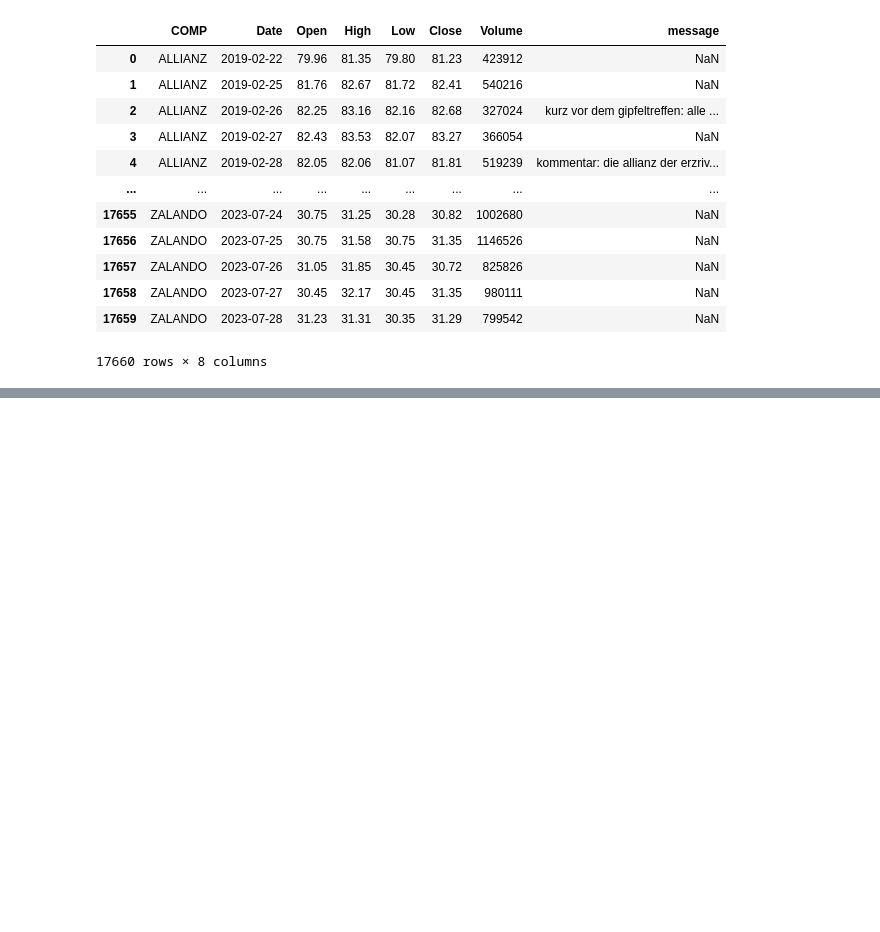
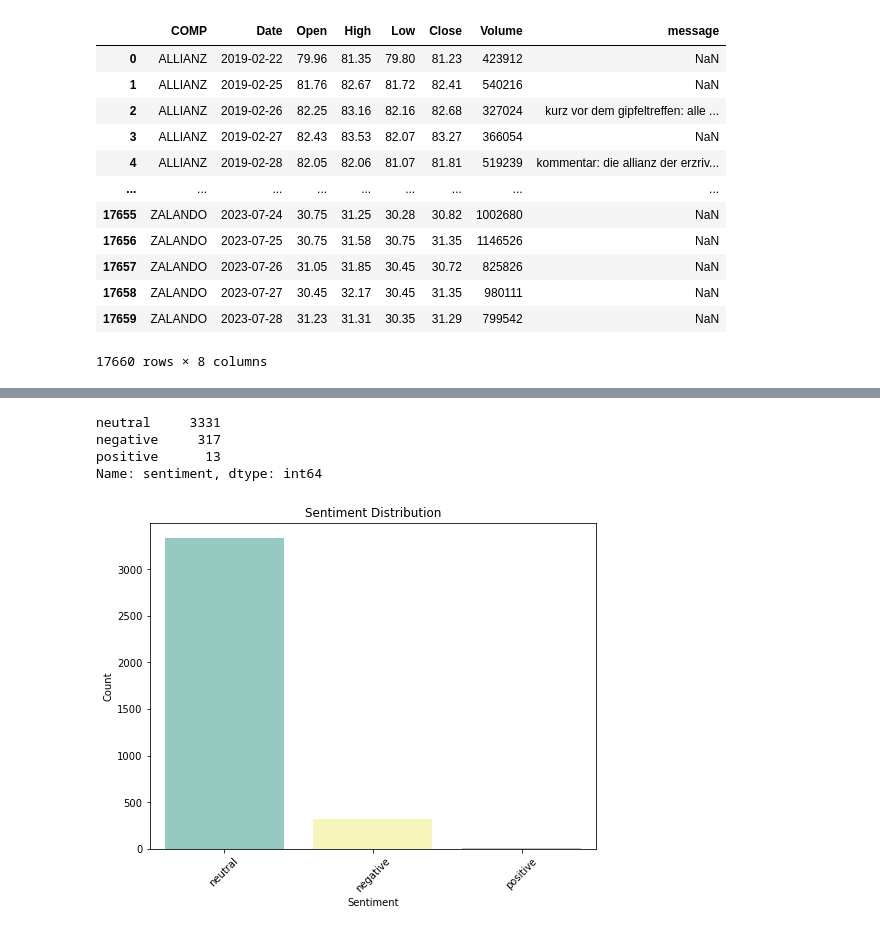
Before and after one commit to dariagerasimenko/stock_changes_german_news, a Jupyter notebook: EDA both news and prices.ipynb, the cells around one changed output, grey strips where cells are left out. Saved outputs shown, nothing was run; the diff lists cells and outputs as text; code cells hidden in the pictures; blank space fills up the shorter version.

Commit message:
added graphs

```diff
--- a/EDA both news and prices.ipynb
+++ b/EDA both news and prices.ipynb
@@ -92,0 +147,13 @@ Name: COMP, dtype: int64
+# %%
+
+start_time = time.time()
+
+result_list = model.predict_sentiment(texts)
+
+end_time = time.time()
+
+execution_time = end_time - start_time
+
+
+# Print the execution time
+print(f"Execution time: {execution_time} seconds")
@@ -92,0 +170,2 @@ Name: COMP, dtype: int64
+# %%
+df2 = pd.DataFrame(np.vstack((indexes, np.array(result_list))).T, columns = ['index', 'sentiment'])
@@ -92,0 +188,4 @@ Name: COMP, dtype: int64
+# %%
+df2['index'] = df2['index'].astype('int64')
+# %%
+df_final = pd.merge(result, df2, how="left", on=["index"])
@@ -92,0 +194,31 @@ Name: COMP, dtype: int64
+# %%
+df_final['sentiment'].value_counts()
+# %% [output]
+neutral     3331
+negative     317
+positive      13
+Name: sentiment, dtype: int64
+# %%
+import pandas as pd
+import matplotlib.pyplot as plt
+import seaborn as sns
+
+# Assuming you already have df_final with the 'sentiment' column
+
+# Get the value counts of 'sentiment'
+sentiment_counts = df_final['sentiment'].value_counts()
+
+# Create a bar plot
+plt.figure(figsize=(8, 6))  # Optional: Set the figure size
+sns.barplot(x=sentiment_counts.index, y=sentiment_counts.values, palette="Set3")
+plt.title('Sentiment Distribution')
+plt.xlabel('Sentiment')
+plt.ylabel('Count')
+
+# Rotate the x-axis labels for better readability (optional)
+plt.xticks(rotation=45)
+
+# Show the plot
+plt.show()
+# %% [output]
+[figure, added]
```
Also changed, not shown: parts of 21 cells of this notebook.
